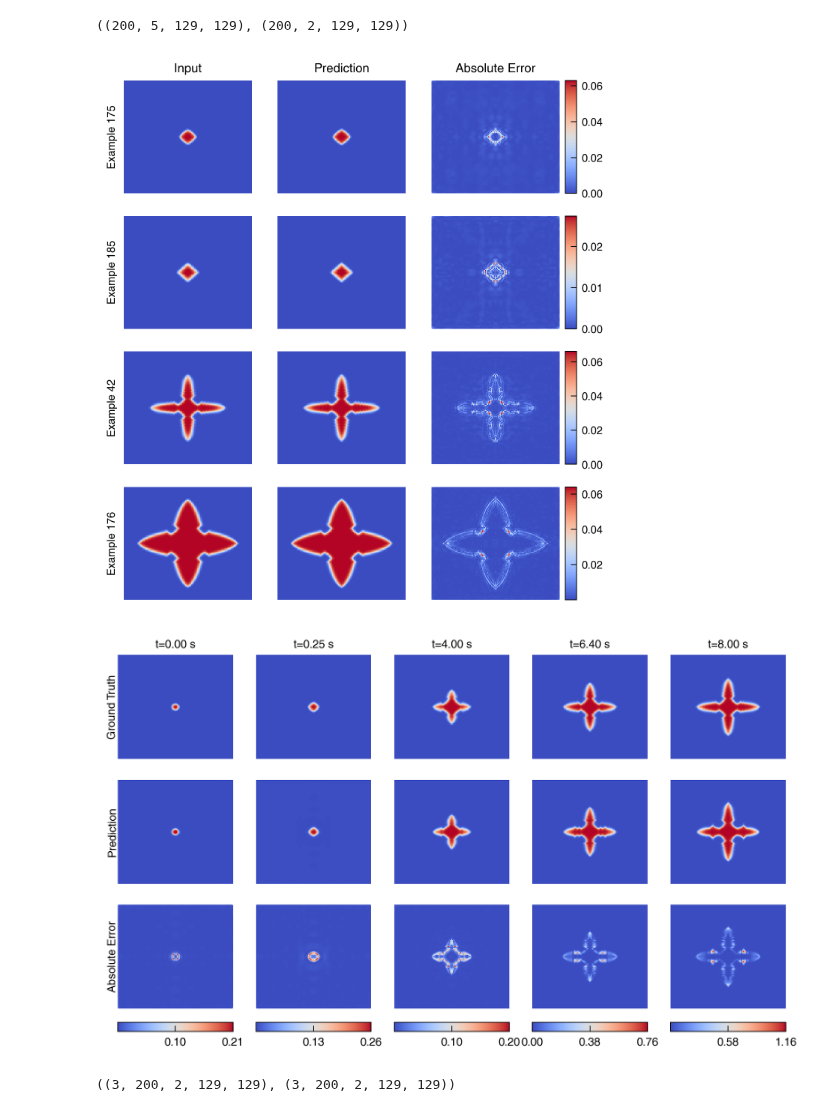
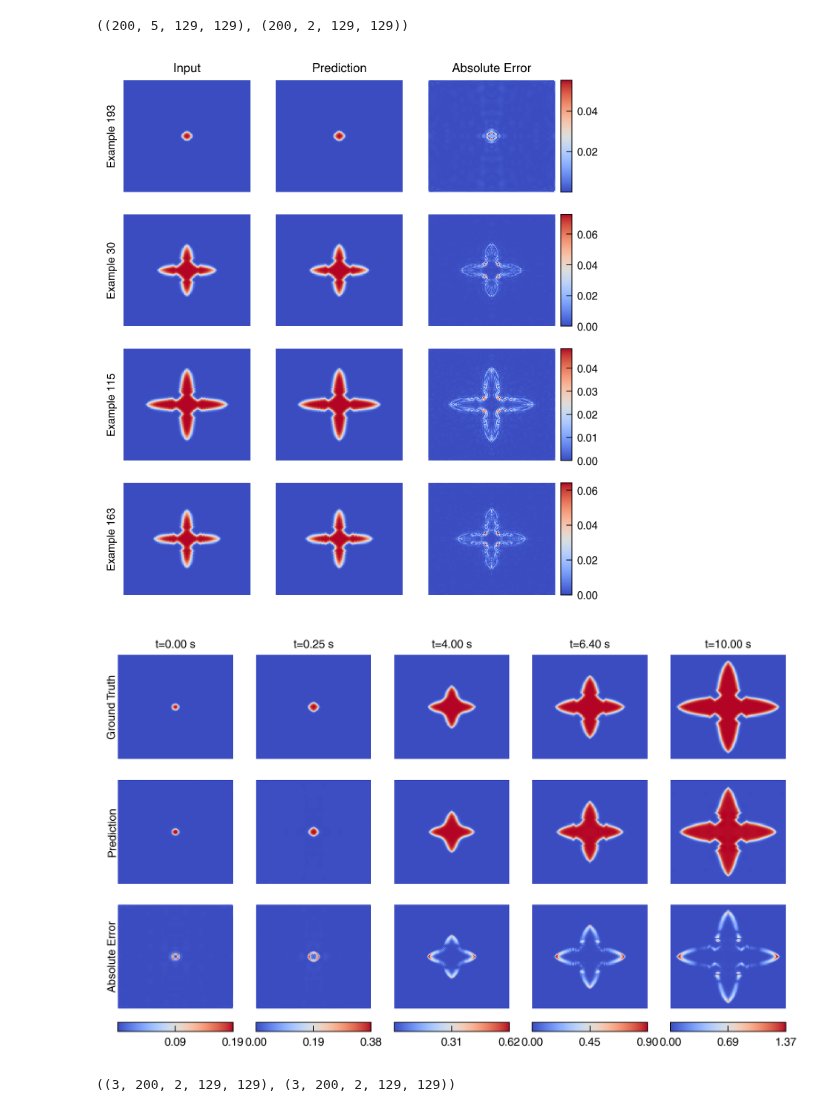
Before and after one commit to NanxiiChen/PF-PINO, a Jupyter notebook: solidification/eval.ipynb, the cells around one changed output. Drawn from its saved outputs; the diff is of its cells as text; code cells hidden in the pictures.

```diff
--- a/solidification/eval.ipynb
+++ b/solidification/eval.ipynb
@@ -106,7 +106,7 @@ model_skeleton = get_model2d(
 )
 # model_skeleton = get_model1d(configs, jax.random.PRNGKey(0))
 # weight = os.path.join(save_dir, f"epoch_{configs.epochs - 1}.eqx")
-weight = os.path.join(save_dir, f"epoch_1400.eqx")
+weight = os.path.join(save_dir, f"epoch_1600.eqx")
 model = eqx.tree_deserialise_leaves(weight, model_skeleton)
 # %%
 # data = jnp.load("./dataset_split.npz")
@@ -165,7 +165,7 @@ for i, idx in enumerate(random_indices):
     fig.colorbar(diff_ax, cax=ax_bar)
 # fig.tight_layout()
 # %% [output]
-[figure, old version]
+[figure, new version]
 # %%
 test_solutions = jnp.load(os.path.join(configs.test_data_dir, "solutions_grid.npy"))
 test_ks = jnp.load(os.path.join(configs.test_data_dir, "K_values.npy")).reshape(-1, 1)
@@ -178,44 +178,44 @@ auto_reg_fn = partial(
 )
 u_preds = jax.vmap(auto_reg_fn)(u0, test_ks)
 # %%
-idxs = [0, 5, 80, 128, 160,]
+idxs = [0, 5, 80, 128, 200,]
 meshesx = meshes[0]
 meshesy = meshes[1]
-example_th = 2
+example_th = 0
 fig, axes = plt.subplots(3, len(idxs), figsize=(1.5 * len(idxs), 4))
 for i, idx in enumerate(idxs):
     ax = axes[0, i]
     # ax.contourf(meshesx, meshesy, y_test[example_th, idx, 0, :, :], levels=20, cmap='coolwarm')
     ax.pcolormesh(meshesx, meshesy, y_test[example_th, idx, 0, :, :], shading='auto', cmap='coolwarm')
     if i == 0:
         ax.text(0., 0.5, "Ground Truth", ha="right", va="center", transform=ax.transAxes, rotation=90)
     # ax.set_title(f"Ground Truth t={int((idx+1)*dt*configs.Tc)} s")
     ax.set_axis_off()
     ax.text(0.5, 1.05, f"t={idx*dt*configs.Tc:.2f} s", ha="center", va="bottom", transform=ax.transAxes)
 
     ax = axes[1, i]
     # ax.contourf(meshesx, meshesy, u_preds[example_th, idx, 0, :, :], levels=20, cmap='coolwarm')
     ax.pcolormesh(meshesx, meshesy, u_preds[example_th, idx, 0, :, :], shading='auto', cmap='coolwarm')
     if i == 0:
         ax.text(0., 0.5, "Prediction", ha="right", va="center", transform=ax.transAxes, rotation=90)
     ax.set_axis_off()
 
     ax = axes[2, i]
     diff = jnp.abs(y_test[example_th, idx, 0, :, :] - u_preds[example_th, idx, 0, :, :])
     # diff_ax = ax.contourf(meshesx, meshesy, diff, levels=20, cmap='coolwarm')
     diff_ax = ax.pcolormesh(meshesx, meshesy, diff, shading='auto', cmap='coolwarm')
     if i == 0:
         ax.text(0., 0.5, "Absolute Error", ha="right", va="center", transform=ax.transAxes, rotation=90)
     ax.set_axis_off()
     ax_bar = fig.add_axes([ax.get_position().x0,
                            ax.get_position().y0 - 0.05,
                            ax.get_position().width,
                            0.02])
     # fewer ticks on colorbar with 2 precision
     fig.colorbar(diff_ax, cax=ax_bar, orientation='horizontal',
                  format='%.2f', ticks=jnp.linspace(0, jnp.max(diff), num=3))
 # %% [output]
-[figure, old version]
+[figure, new version]
 # %%
 y_test.shape, u_preds.shape
 # %% [output]
```
Also changed, not shown: parts of 3 cells of this notebook, 1 other file.
